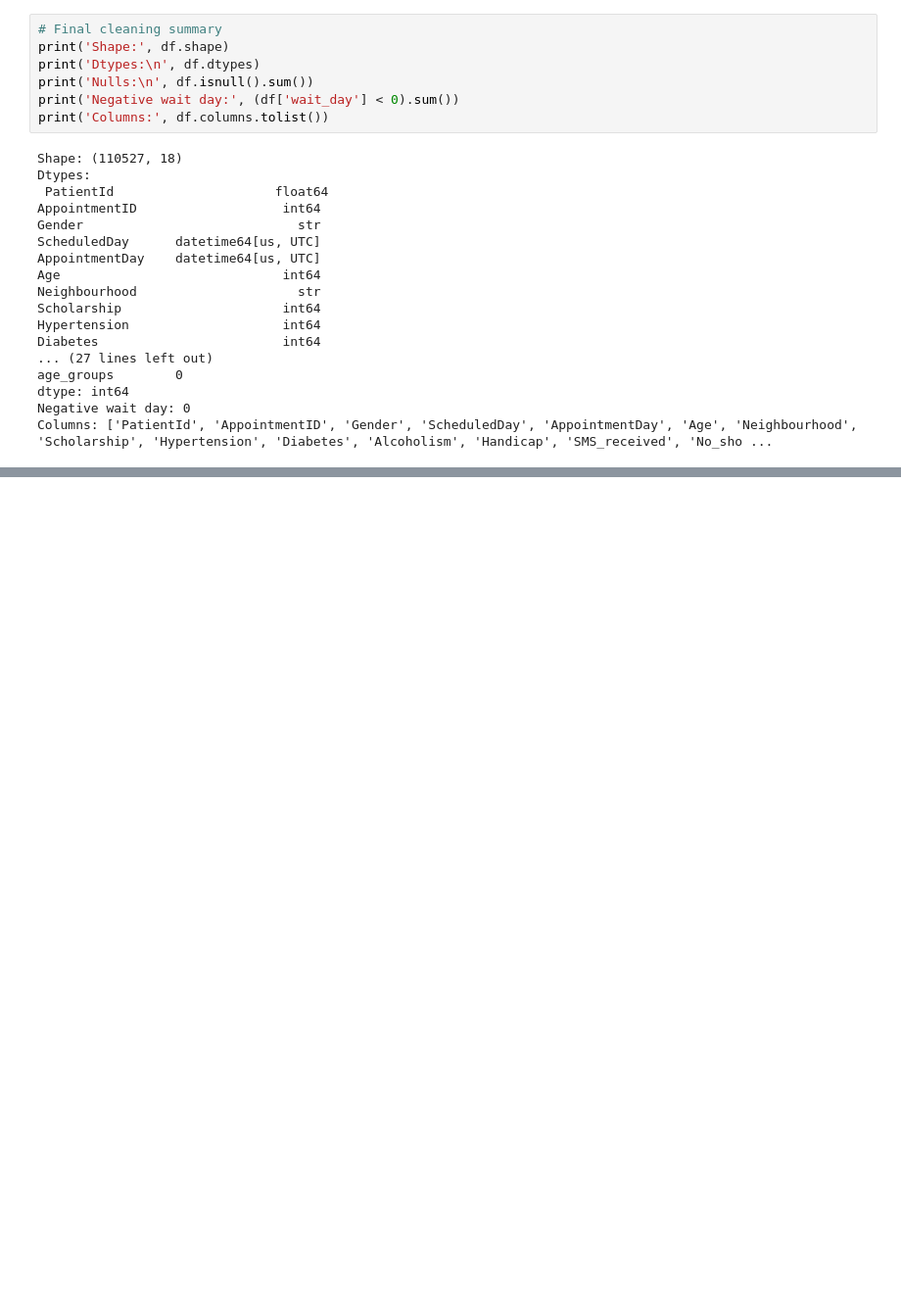
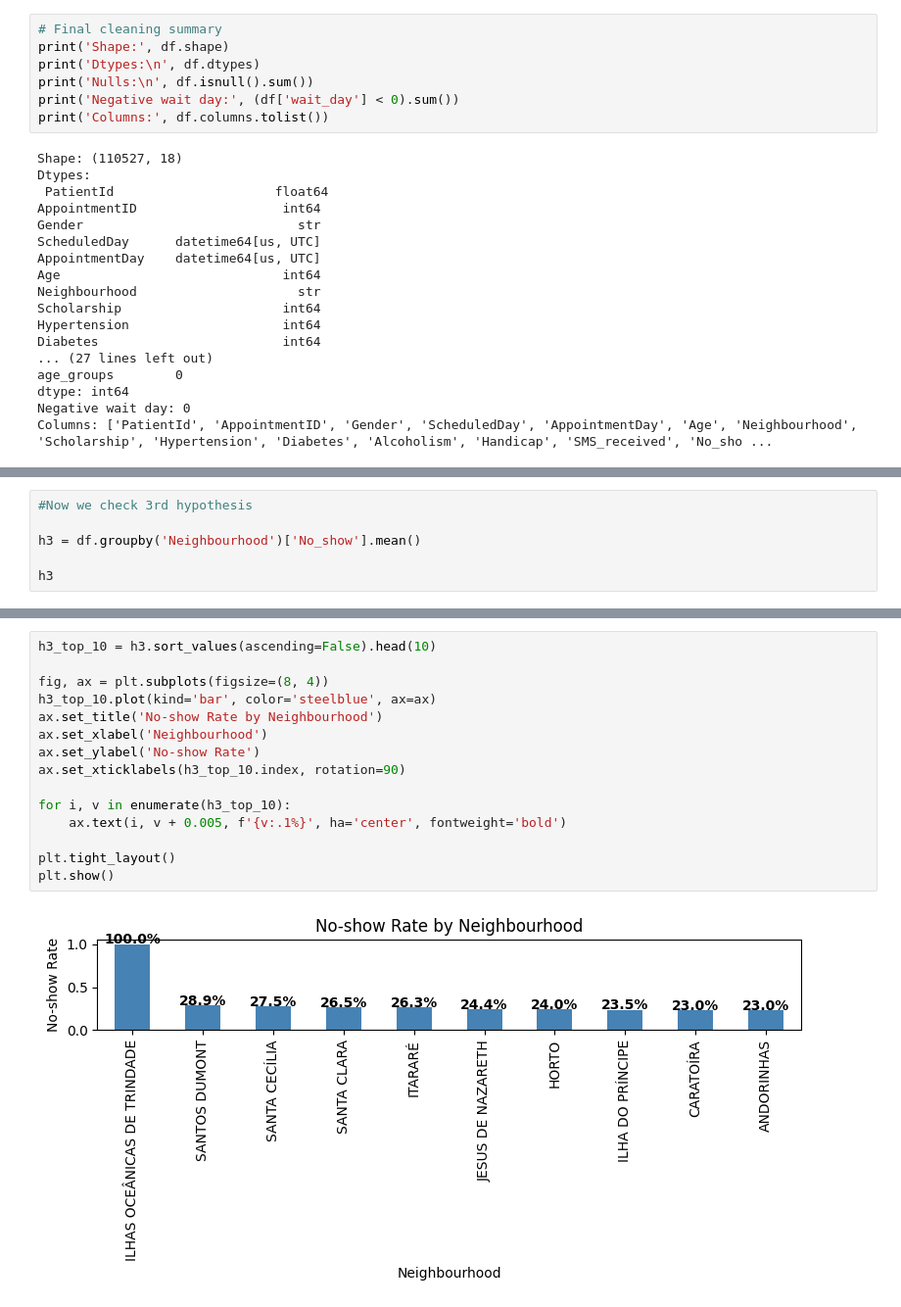
Before and after one commit to Kuldip-Lakhtariya/Medical_appointment, a Jupyter notebook: hospital_noshow_eda.ipynb, the cells around one changed output, grey strips where cells are left out. Shown at 98% size. Drawn from its saved outputs; the diff is of its cells as text; blank space fills up the shorter version.

```diff
--- a/hospital_noshow_eda.ipynb
+++ b/hospital_noshow_eda.ipynb
@@ -277,0 +370,6 @@ Columns: ['PatientId', 'AppointmentID', 'Gender', 'ScheduledDay', 'AppointmentDa
+# %%
+#Now we check 3rd hypothesis
+
+h3 = df.groupby('Neighbourhood')['No_show'].mean()
+
+h3
@@ -277,0 +390,17 @@ Columns: ['PatientId', 'AppointmentID', 'Gender', 'ScheduledDay', 'AppointmentDa
+# %%
+h3_top_10 = h3.sort_values(ascending=False).head(10)
+
+fig, ax = plt.subplots(figsize=(8, 4))
+h3_top_10.plot(kind='bar', color='steelblue', ax=ax)
+ax.set_title('No-show Rate by Neighbourhood')
+ax.set_xlabel('Neighbourhood')
+ax.set_ylabel('No-show Rate')
+ax.set_xticklabels(h3_top_10.index, rotation=90)
+
+for i, v in enumerate(h3_top_10):
+    ax.text(i, v + 0.005, f'{v:.1%}', ha='center', fontweight='bold')
+
+plt.tight_layout()
+plt.show()
+# %% [output]
+[figure, added]
```
Also changed, not shown: parts of 16 cells of this notebook.
